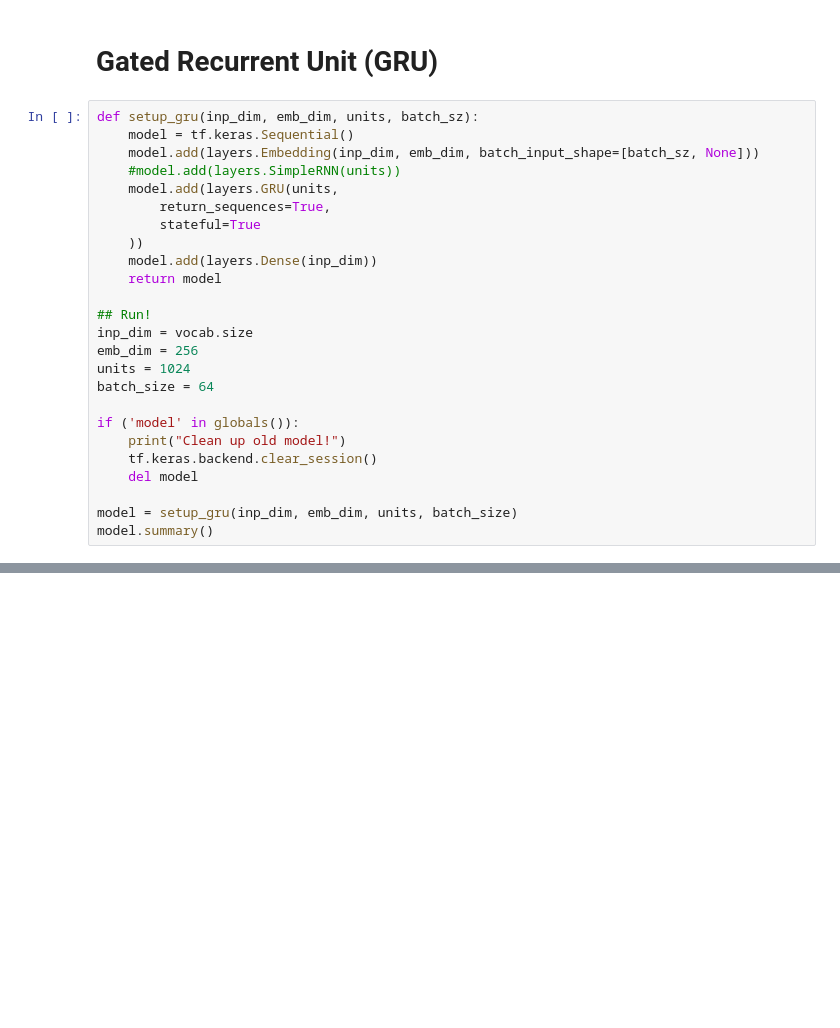
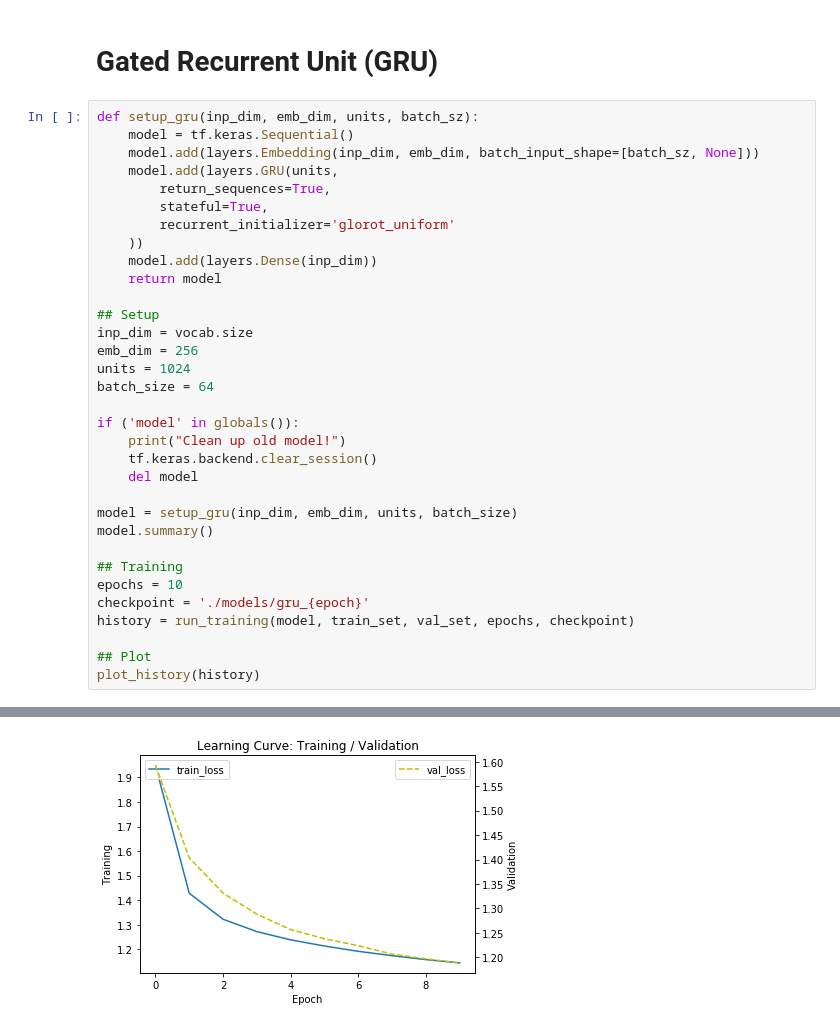
Before and after one commit to bugerry87/fcnn_scratch, a Jupyter notebook: RecurrentNeuralNetwork.ipynb, the cells around one changed output, grey strips where cells are left out. Saved outputs shown, nothing was run; the diff lists cells and outputs as text; blank space fills up the shorter version.

```diff
--- a/RecurrentNeuralNetwork.ipynb
+++ b/RecurrentNeuralNetwork.ipynb
@@ -383,15 +538,15 @@ plot_history(history)
 def setup_gru(inp_dim, emb_dim, units, batch_sz):
     model = tf.keras.Sequential()
     model.add(layers.Embedding(inp_dim, emb_dim, batch_input_shape=[batch_sz, None]))
-    #model.add(layers.SimpleRNN(units))
     model.add(layers.GRU(units,
         return_sequences=True,
-        stateful=True
+        stateful=True,
+        recurrent_initializer='glorot_uniform'
     ))
     model.add(layers.Dense(inp_dim))
     return model
 
-## Run!
+## Setup
 inp_dim = vocab.size
 emb_dim = 256
 units = 1024
@@ -404,3 +559,12 @@ if ('model' in globals()):
 
 model = setup_gru(inp_dim, emb_dim, units, batch_size)
 model.summary()
+
+## Training
+epochs = 10
+checkpoint = './models/gru_{epoch}'
+history = run_training(model, train_set, val_set, epochs, checkpoint)
+
+## Plot
+plot_history(history)
+# %% [output]
@@ -406,0 +588 @@ model.summary()
+[figure, added]
```
Also changed, not shown: parts of 39 cells of this notebook.
